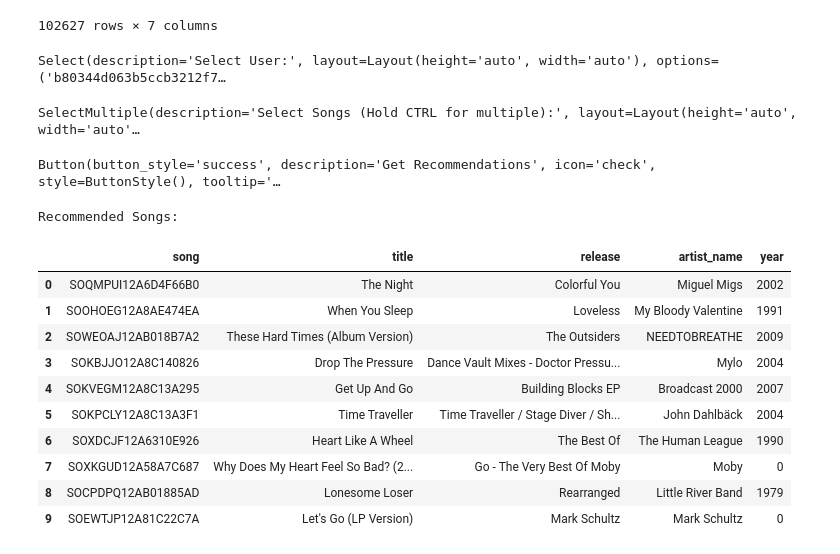
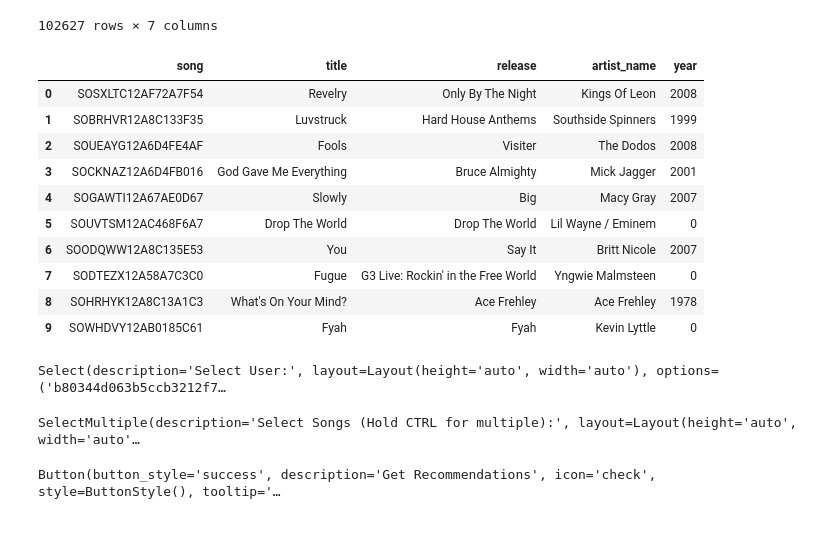
Before and after one commit to madskazi/AAIgroupcw, a Jupyter notebook: HybridRecommendationEngineAI_3_3.ipynb, the cells around one changed output. Drawn from its saved outputs; the diff is of its cells as text; code cells hidden in the pictures.

```diff
--- a/HybridRecommendationEngineAI_3_3.ipynb
+++ b/HybridRecommendationEngineAI_3_3.ipynb
@@ -100,6 +100,23 @@ def hybridRecommendationEngine(user_id, selected_songs):
         .merge(df_songsDB[['song', 'title', 'release', 'artist_name', 'year']].drop_duplicates(), on='song', how='left')
     )
     return recommended_songs
+# %%
+user_id = "21f4ac98aa1665bd42027ba12184a939ff435f59"
+song_titles = ["Get Confused", "Partylöwe", "Moonshine"]
+
+hybridRecommendationEngine(user_id,song_titles)
+# %% [output]
+|  | song | title | release | artist_name | year |
+| 0 | SOSXLTC12AF72A7F54 | Revelry | Only By The Night | Kings Of Leon | 2008 |
+| 1 | SOBRHVR12A8C133F35 | Luvstruck | Hard House Anthems | Southside Spinners | 1999 |
+| 2 | SOUEAYG12A6D4FE4AF | Fools | Visiter | The Dodos | 2008 |
+| 3 | SOCKNAZ12A6D4FB016 | God Gave Me Everything | Bruce Almighty | Mick Jagger | 2001 |
+| 4 | SOGAWTI12A67AE0D67 | Slowly | Big | Macy Gray | 2007 |
+| 5 | SOUVTSM12AC468F6A7 | Drop The World | Drop The World | Lil Wayne / Eminem | 0 |
+| 6 | SOODQWW12A8C135E53 | You | Say It | Britt Nicole | 2007 |
+| 7 | SODTEZX12A58A7C3C0 | Fugue | G3 Live: Rockin' in the Free World | Yngwie Malmsteen | 0 |
+| 8 | SOHRHYK12A8C13A1C3 | What's On Your Mind? | Ace Frehley | Ace Frehley | 1978 |
+| 9 | SOWHDVY12AB0185C61 | Fyah | Fyah | Kevin Lyttle | 0 |
 # %%
 user_select = widgets.Select(
     options=df_songsDB.user.unique(),
@@ -155,15 +172,3 @@ def on_recommend_button_click(b):
 recommend_button.on_click(on_recommend_button_click)
 # %% [output]
 Button(button_style='success', description='Get Recommendations', icon='check', style=ButtonStyle(), tooltip='…
-Recommended Songs:
-|  | song | title | release | artist_name | year |
-| 0 | SOQMPUI12A6D4F66B0 | The Night | Colorful You | Miguel Migs | 2002 |
-| 1 | SOOHOEG12A8AE474EA | When You Sleep | Loveless | My Bloody Valentine | 1991 |
-| 2 | SOWEOAJ12AB018B7A2 | These Hard Times (Album Version) | The Outsiders | NEEDTOBREATHE | 2009 |
-| 3 | SOKBJJO12A8C140826 | Drop The Pressure | Dance Vault Mixes - Doctor Pressu... | Mylo | 2004 |
-| 4 | SOKVEGM12A8C13A295 | Get Up And Go | Building Blocks EP | Broadcast 2000 | 2007 |
-| 5 | SOKPCLY12A8C13A3F1 | Time Traveller | Time Traveller / Stage Diver / Sh... | John Dahlbäck | 2004 |
-| 6 | SOXDCJF12A6310E926 | Heart Like A Wheel | The Best Of | The Human League | 1990 |
-| 7 | SOXKGUD12A58A7C687 | Why Does My Heart Feel So Bad? (2... | Go - The Very Best Of Moby | Moby | 0 |
-| 8 | SOCPDPQ12AB01885AD | Lonesome Loser | Rearranged | Little River Band | 1979 |
-| 9 | SOEWTJP12A81C22C7A | Let's Go (LP Version) | Mark Schultz | Mark Schultz | 0 |
```
